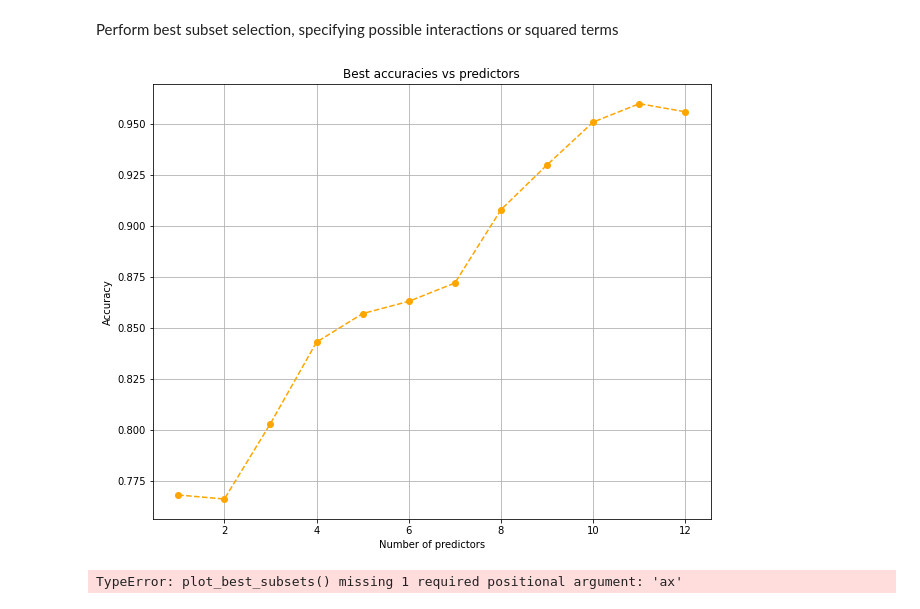
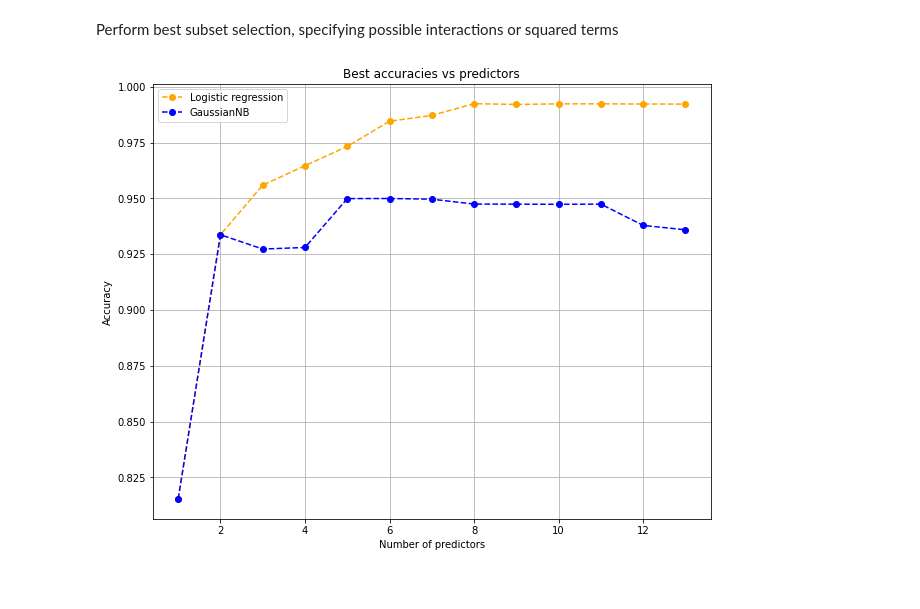
Before and after one commit to UniversityProjectsAtUnisa/exam-project_sda, a Jupyter notebook: z_classification.ipynb, the cells around one changed output. Cells and saved outputs as stored; diff of their text form; code cells hidden in the pictures.

```diff
--- a/z_classification.ipynb
+++ b/z_classification.ipynb
@@ -52,35 +53,34 @@ from importlib import reload
 reload(utils)
 
 possible_interactions =  (
-    ('Y_AvgTravelledDistance', 'Y_PhysicalEndurance'),
+    ('Y_MentalConcentration', 'Y_PhysicalEndurance'),
     ('Y_EmotionalMotivation',  'Y_PhysicalEndurance'),
-    ('Y_Hyperthermia',         'Y_PhysicalEndurance'),
-    ('Y_MentalConcentration',  'Y_Dehydration'),
+    ('Y_AvgSpeed',         'Y_PhysicalEndurance'),
+    ('Y_AvgSpeed',         'Y_MentalConcentration'),
+    ('Y_AvgSpeed',         'Y_EmotionalMotivation'),
 )
 # %%
-subsets = utils_.best_subset(df, possible_interactions, nfolds = 10, nCV = 5, verbose=True)
+subsets = utils_.best_subset(df, possible_interactions, nfolds = 10, nCV = 10, verbose=True)
 
 n_predictors = len(possible_interactions) + PREDICTORS_NUMBER
 
 fig, ax = plt.subplots(figsize=(10,8))
 utils.Utils.plot_best_subsets(subsets, n_predictors, ax)
-# %% [output]
-[figure, removed]
 # %%
 utils_logistic = utils.Utils(ABS_PATH, DATASET_FILENAME, Y_LABEL, PREDICTORS_NUMBER)
 df = utils_logistic.read_dataset()
-subsets_logistic = utils_logistic.best_subset(df, possible_interactions, nfolds = 5, nCV = 5, verbose=True)
+subsets_logistic = utils_logistic.best_subset(df, possible_interactions, nfolds = 10, nCV = 10, verbose=True)
 
 utils_gaussian = utils.Utils(ABS_PATH, DATASET_FILENAME, Y_LABEL, PREDICTORS_NUMBER, gaussian_classifier=True)
 df = utils_gaussian.read_dataset()
-subsets_gaussian = utils_gaussian.best_subset(df, possible_interactions, nfolds = 5, nCV = 5, verbose=True)
+subsets_gaussian = utils_gaussian.best_subset(df, possible_interactions, nfolds = 10, nCV = 10, verbose=True)
 
 fig, ax = plt.subplots(figsize=(10,8))
 n_predictors = len(possible_interactions) + PREDICTORS_NUMBER
 utils.Utils.plot_best_subsets(subsets_logistic, n_predictors, ax, legend="Logistic regression")
 utils.Utils.plot_best_subsets(subsets_gaussian, n_predictors, ax, color="blue", legend="GaussianNB")
 # %% [output]
-TypeError: plot_best_subsets() missing 1 required positional argument: 'ax'
+[figure, added]
 # %%
 n_predictors = len(possible_interactions) + PREDICTORS_NUMBER
 fig, ax = plt.subplots(figsize=(10,8))
```
Also changed, not shown: parts of 9 cells of this notebook, 5 other files.
